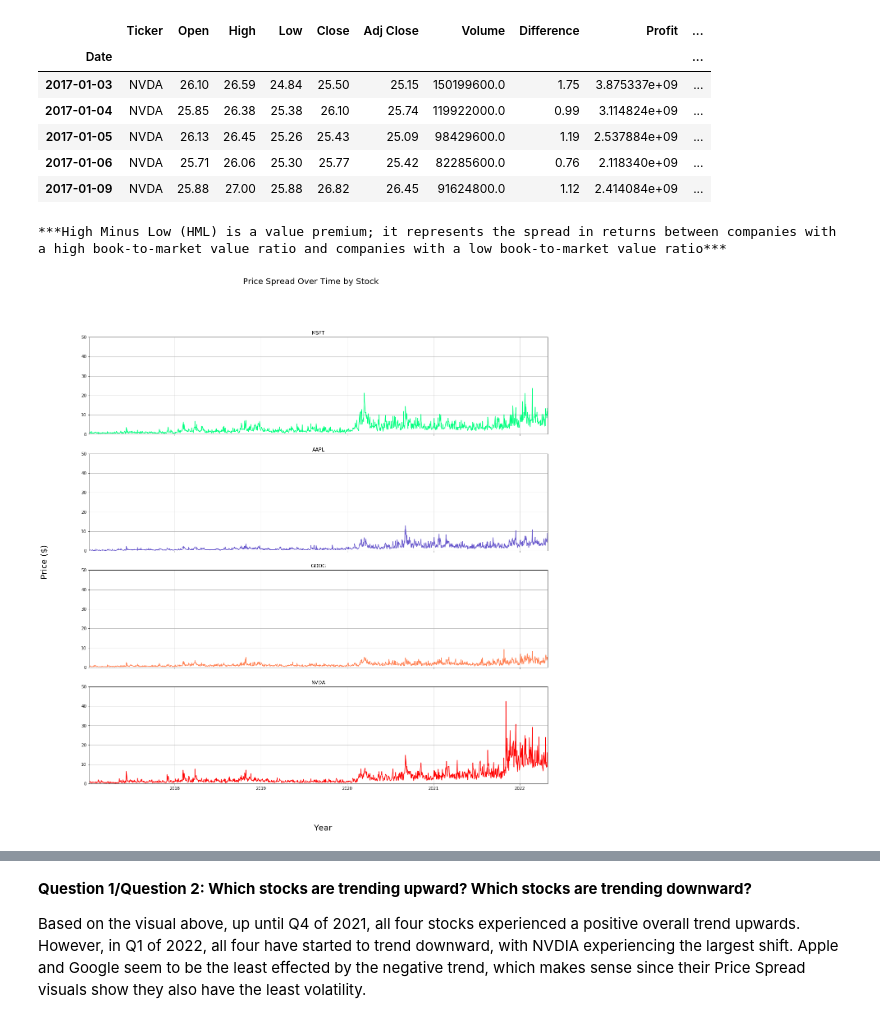
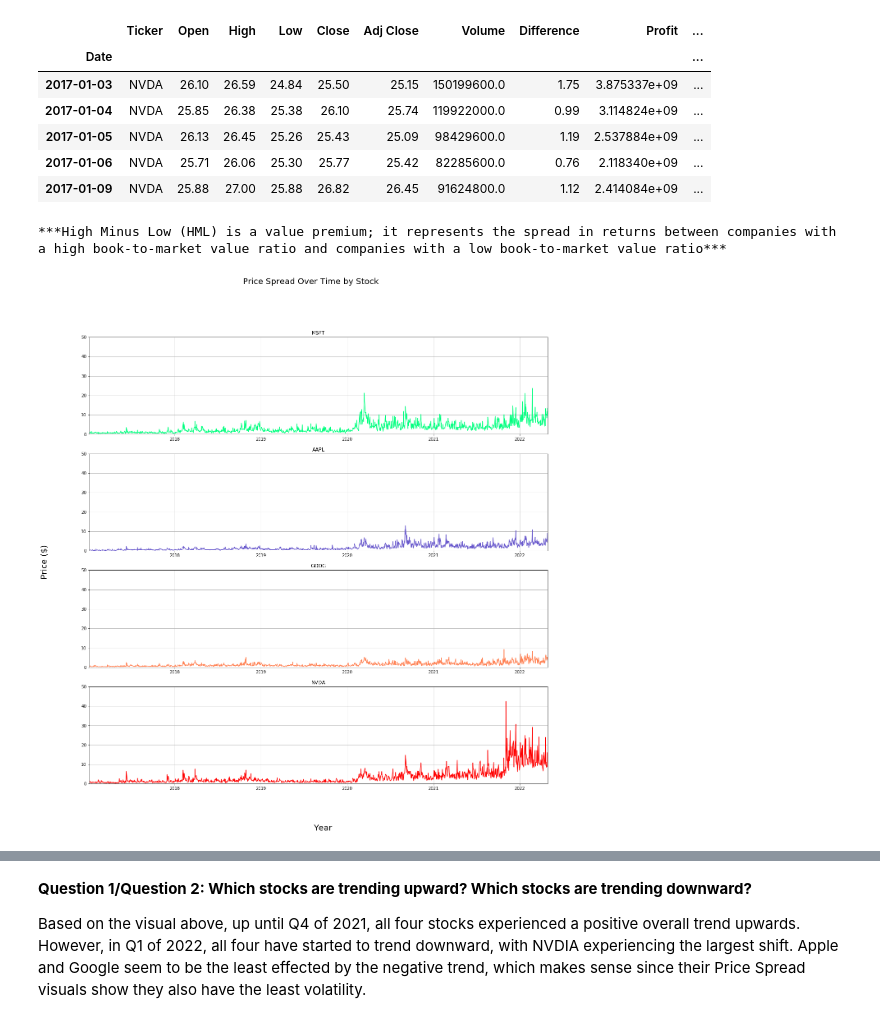
Before and after one commit to rasemanb/Tech-Stock-Analysis, a Jupyter notebook: Project_1/Project-1.ipynb, the cells around one changed output, grey strips where cells are left out. Cells and saved outputs as stored; diff of their text form; code cells hidden in the pictures.

```diff
--- a/Project_1/Project-1.ipynb
+++ b/Project_1/Project-1.ipynb
@@ -153,35 +153,35 @@ g = goog['Difference']
 n = nvda['Difference']
 xmin = msft.index.min()
 xmax = msft.index.max()
 
-fig, (ax1, ax2, ax3, ax4) = plt.subplots(4, figsize=(20,20),sharex=True, sharey=True)
+fig, (ax1, ax2, ax3, ax4) = plt.subplots(4, figsize=(20,20),sharex=False)
 fig.suptitle('Price Spread Over Time by Stock', fontsize = 20)
 ax1.plot(x, m, color='springgreen')
 ax1.grid()
 ax1.set_xlim([xmin,xmax])
 ax1.set_ylim([0,50])
 ax1.set_title('MSFT')
 ax2.plot(x, a, color='slateblue')
 ax2.grid()
 ax2.set_xlim([xmin,xmax])
 ax2.set_ylim([0,50])
 ax2.set_title('AAPL')
 ax3.plot(x,g, color='coral')
 ax3.grid()
 ax3.set_xlim([xmin,xmax])
 ax3.set_ylim([0,50])
 ax3.set_title('GOOG')
 ax4.plot(x,n, color='red')
 ax4.grid()
 ax4.set_xlim([xmin,xmax])
 ax4.set_ylim([0,50])
 ax4.set_title('NVDA')
 fig.text(0.52,0.05, "Year", ha="center", va="center",fontsize=20)
 fig.text(0.05,0.5, "Price ($)", ha="center", va="center", rotation=90,fontsize=20)
 fig.savefig('../output/Price_Spread')
 # %% [output]
 ***High Minus Low (HML) is a value premium; it represents the spread in returns between companies with a high book-to-market value ratio and companies with a low book-to-market value ratio***
-[figure, old version]
+[figure, new version]
 # %%
 # splitting plots into 4 separate ax for better visibility of trends
 print("***Adjusted closing price provides a more accurate snapshot of a stock's value than the "
```
Also changed, not shown: parts of 5 cells of this notebook, 2 other files.
